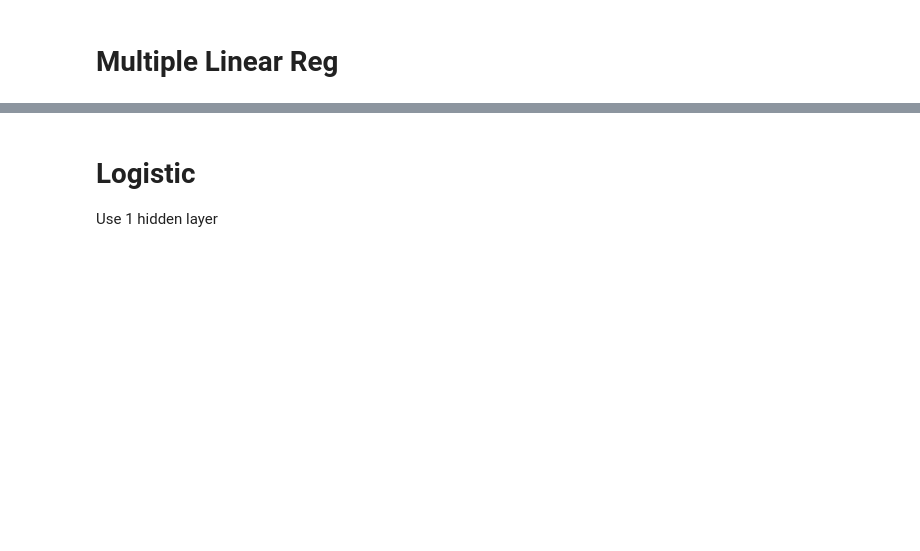
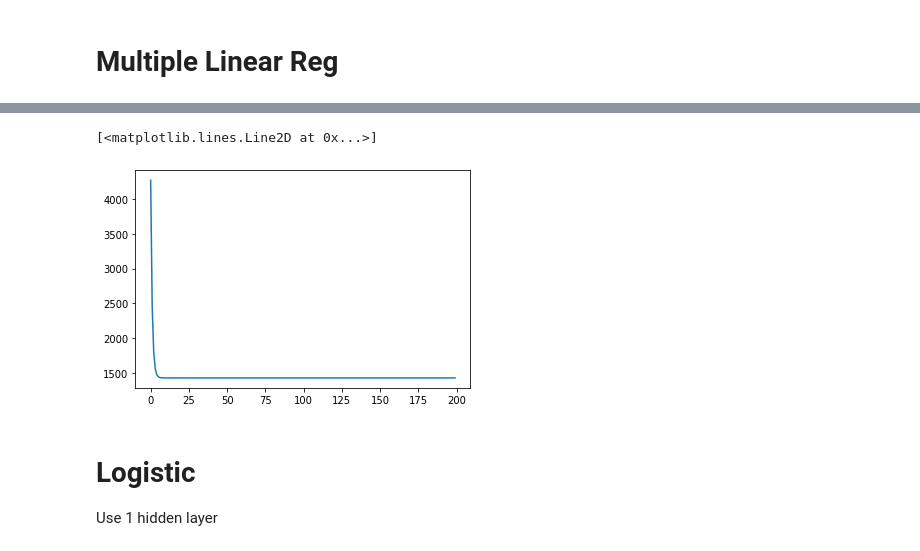
Before and after one commit to mertgoksel/Learning, a Jupyter notebook: Deep/handmade.ipynb, the cells around one changed output, grey strips where cells are left out. Cells and saved outputs as stored; diff of their text form; code cells hidden in the pictures; blank space fills up the shorter version.

```diff
--- a/Deep/handmade.ipynb
+++ b/Deep/handmade.ipynb
@@ -87,6 +92,11 @@ class MultiLinear:
     def forward(self):
         self.z = np.dot(self.x, self.w)
 
+    def MSE(self, deriv = False):
+        if deriv:
+            return 2/self.n * np.sum(self.x * (self.z - self.y))
+        return np.sum((self.z - self.y)**2)/self.n
+
     def backward(self):
         self.mse.append(self.MSE())
         self.w = self.w - self.lr * self.MSE(deriv=True)
@@ -105,7 +115,7 @@ y = y.reshape((500,1)).astype(np.float32)
 x_train, x_test, y_train, y_test = train_test_split(x,y,test_size=.2)
 x_test, y_test = x_test.reshape((100,2)), y_test.reshape((100,1))
 # %%
-model = MultiLinear(x_train, y_train, lr=0.1, epoch=100)
+model = MultiLinear(x_train, y_train, lr=0.1, epoch=200)
 model.fit()
 # %%
 res = pd.DataFrame(np.column_stack((x_test, y_test, model.predict(x_test))), columns=["x1","x2","y","pred"])
@@ -157,3 +167,8 @@ plotly.offline.iplot(plot_figure)
+# %%
+plt.plot(model.mse)
+# %% [output]
+[<matplotlib.lines.Line2D at 0x...>]
+[figure, added]
 # %% [markdown]
 # Logistic
 Use 1 hidden layer
```
Also changed, not shown: parts of 23 cells of this notebook, 1 other file.
